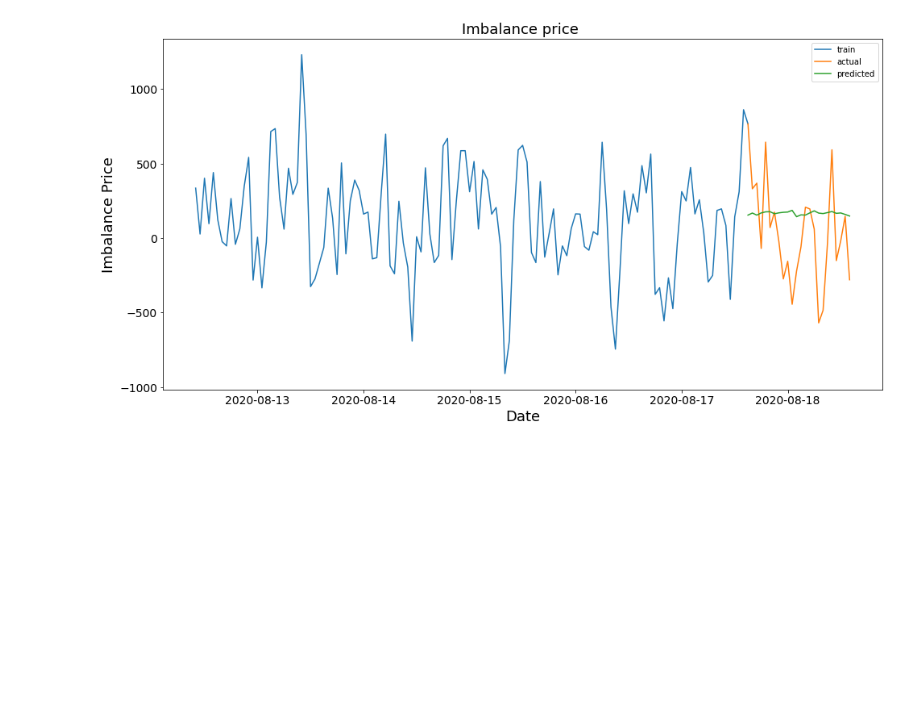
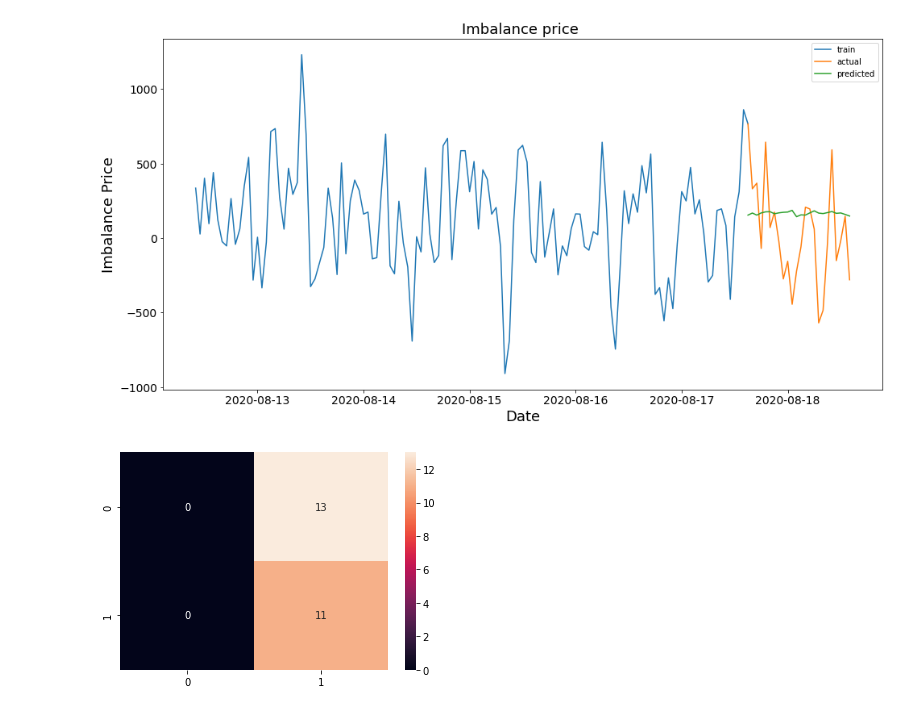
Before and after one commit to Windbenders/capstone_energy, a Jupyter notebook: notebooks/prophet_mod_comp.ipynb, the cells around one changed output. Cells and saved outputs as stored; diff of their text form; code cells hidden in the pictures; blank space fills up the shorter version.

```diff
--- a/notebooks/prophet_mod_comp.ipynb
+++ b/notebooks/prophet_mod_comp.ipynb
@@ -251,6 +254,15 @@ forecast_1h_df
 | 2020-08-18 12:00:00 | -16.4735 | 169.194911 |
 | 2020-08-18 13:00:00 | 146.3290 | 159.222218 |
 | 2020-08-18 14:00:00 | -279.3080 | 148.357360 |
+# %%
+forecast_1h_df['class_act'] = (np.sign(forecast_1h_df['y']).values)
+forecast_1h_df['class_pred'] = (np.sign(forecast_1h_df['predicted']).values)
+# %%
+forecast_1h_df['class_act'] = forecast_1h_df['class_act'].replace({-1.0:0})
+forecast_1h_df['class_pred'] = forecast_1h_df['class_pred'].replace({-1.0:0})
+# %%
+forecast_1h_df['class_pred'] = forecast_1h_df['class_pred'].astype(int)
+forecast_1h_df['class_act'] = forecast_1h_df['class_act'].astype(int)
 # %%
 train_2019
 # %% [output]
@@ -304,3 +316,5 @@ plt.legend()
 plt.savefig('imb_price_train_test_arima_1h.png')
 # %% [output]
 [figure]
+# %%
+cmp = confusion_matrix(forecast_1h_df['class_act'], forecast_1h_df['class_pred'])
@@ -306,0 +323,4 @@ plt.savefig('imb_price_train_test_arima_1h.png')
+# %%
+sns.heatmap(cmp, annot=True);
+# %% [output]
+[figure, added]
```
Also changed, not shown: parts of 6 cells of this notebook.
